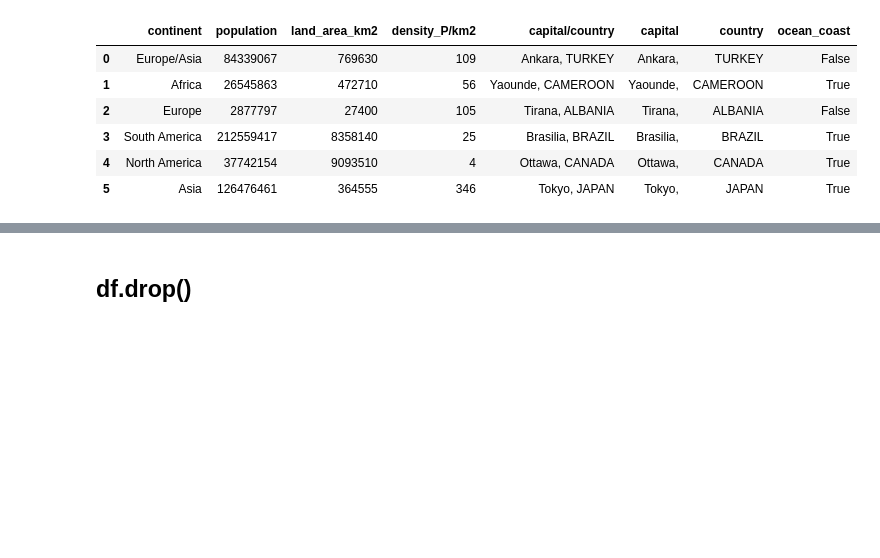
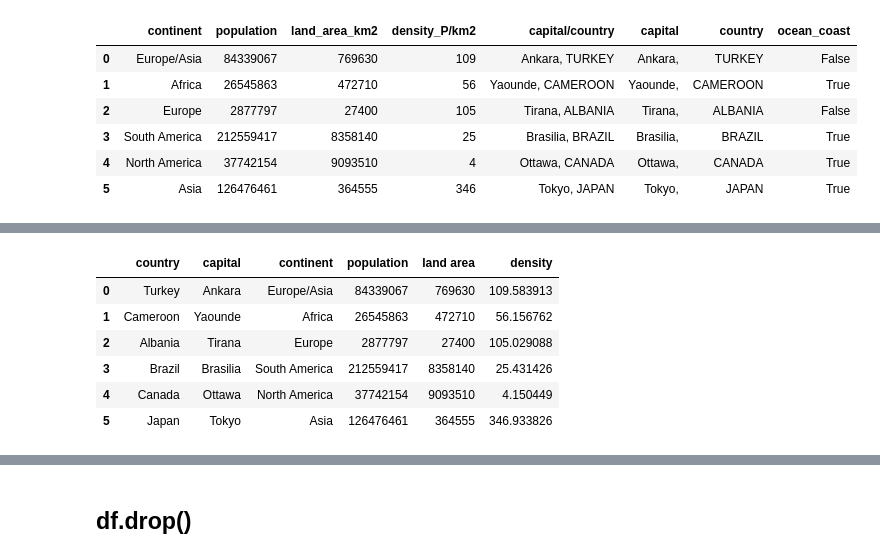
Before and after one commit to adsum-ss/pythonlibraries, a Jupyter notebook: Pandas/Pandas_Part_1/7_pd.Rows_Columns_(update, add, remove).ipynb, the cells around one changed output, grey strips where cells are left out. Cells and saved outputs as stored; diff of their text form; code cells hidden in the pictures; blank space fills up the shorter version.

```diff
--- a/Pandas/Pandas_Part_1/7_pd.Rows_Columns_(update, add, remove).ipynb
+++ b/Pandas/Pandas_Part_1/7_pd.Rows_Columns_(update, add, remove).ipynb
@@ -290,3 +291,6 @@ df.append({'capital/country': 'Suva, FIJI'}, ignore_index=True)
 | 4 | North America | 37742154.0 | 9093510.0 | 4.0 | Ottawa, CANADA | Ottawa, | CANADA | True |
 | 5 | Asia | 126476461.0 | 364555.0 | 346.0 | Tokyo, JAPAN | Tokyo, | JAPAN | True |
 | 6 | NaN | NaN | NaN | NaN | Suva, FIJI | NaN | NaN | NaN |
+# %%
+df = pd.DataFrame(countries)
+df
@@ -292,0 +305,12 @@ df.append({'capital/country': 'Suva, FIJI'}, ignore_index=True)
+# %%
+df['density'] = df['population'] / df['land area']
+# %%
+df
+# %% [output]
+|  | country | capital | continent | population | land area | density |
+| 0 | Turkey | Ankara | Europe/Asia | 84339067 | 769630 | 109.583913 |
+| 1 | Cameroon | Yaounde | Africa | 26545863 | 472710 | 56.156762 |
+| 2 | Albania | Tirana | Europe | 2877797 | 27400 | 105.029088 |
+| 3 | Brazil | Brasilia | South America | 212559417 | 8358140 | 25.431426 |
+| 4 | Canada | Ottawa | North America | 37742154 | 9093510 | 4.150449 |
+| 5 | Japan | Tokyo | Asia | 126476461 | 364555 | 346.933826 |
```
Also changed, not shown: parts of 5 cells of this notebook.
